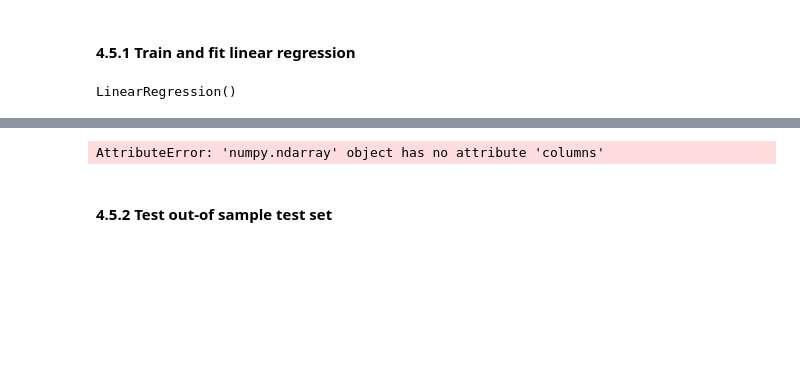
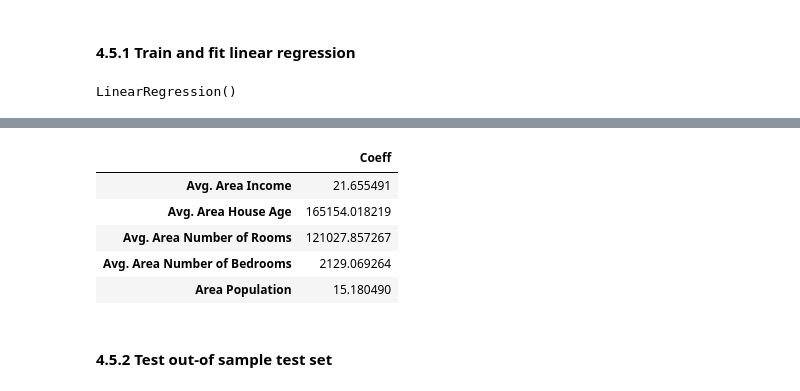
Before and after one commit to Munster2020/HDIP_CSDA_COMP08055, a Jupyter notebook: scikit-learn.ipynb, the cells around one changed output, grey strips where cells are left out. Cells and saved outputs as stored; diff of their text form; code cells hidden in the pictures; blank space fills up the shorter version.

Commit message:
Additional code added to house linear regression in scikit-learn.ipynb

```diff
--- a/scikit-learn.ipynb
+++ b/scikit-learn.ipynb
@@ -473,7 +477,12 @@ print(lm.intercept_)
 # %%
-pd.DataFrame(lm.coef_,X.columns,columns=['Coefficient'])
+pd.DataFrame(lm.coef_, X.columns, columns = ['Coeff'])
 # %% [output]
-AttributeError: 'numpy.ndarray' object has no attribute 'columns'
+|  | Coeff |
+| Avg. Area Income | 21.655491 |
+| Avg. Area House Age | 165154.018219 |
+| Avg. Area Number of Rooms | 121027.857267 |
+| Avg. Area Number of Bedrooms | 2129.069264 |
+| Area Population | 15.180490 |
 # %% [markdown]
 #### 4.5.2 Test out-of sample test set
 # %%
```
Also changed, not shown: parts of 17 cells of this notebook.
